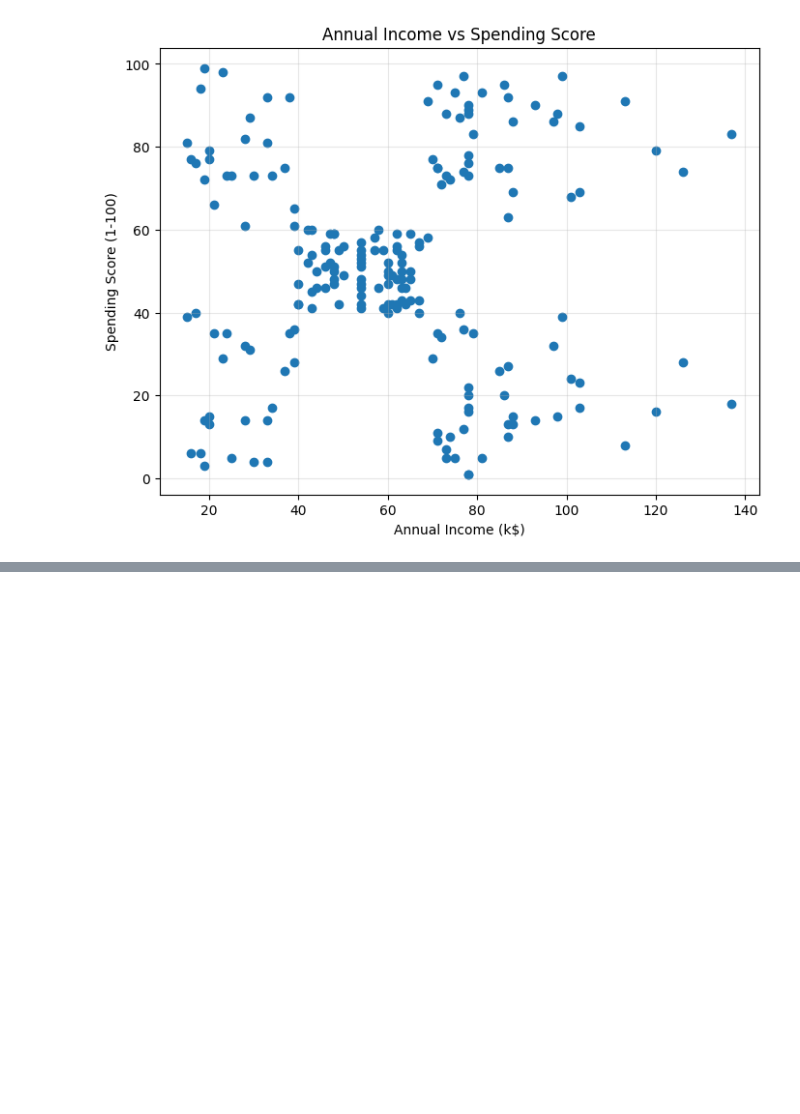
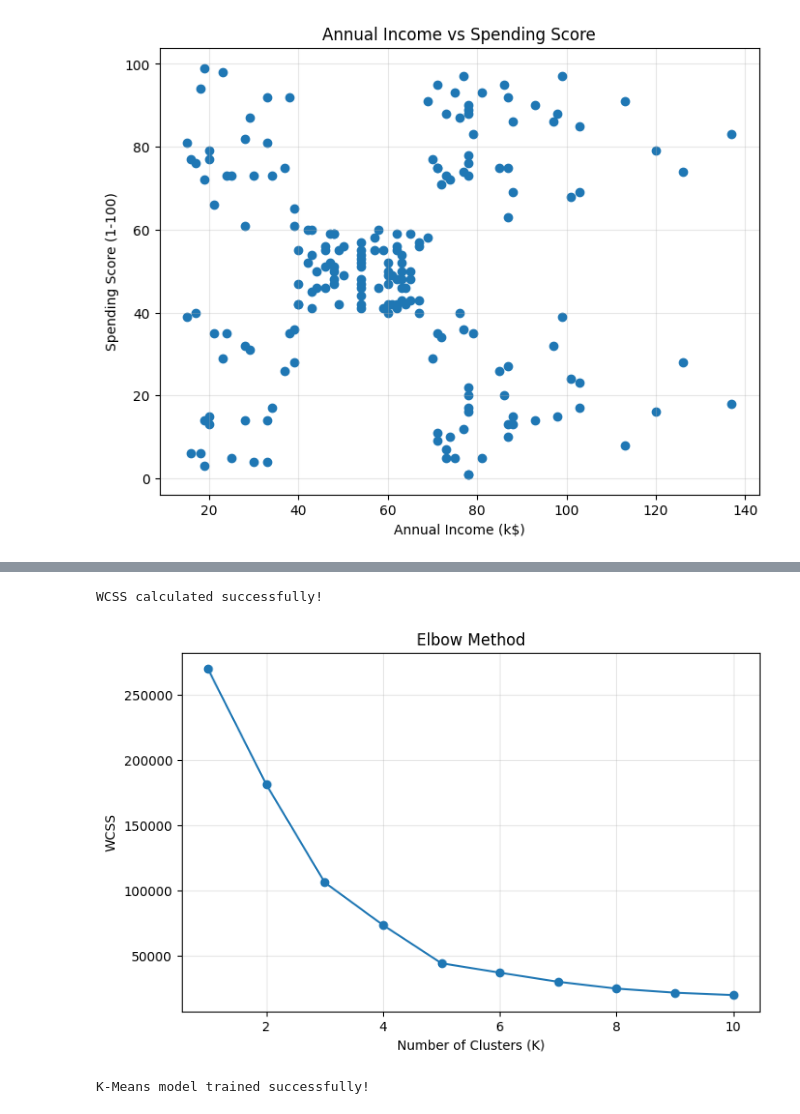
Before and after one commit to Abdullahkhawaja017/zynxis-internship-muhammadabdullah, a Jupyter notebook: Week_5_Clustering/Week5_Clustering.ipynb, the cells around one changed output, grey strips where cells are left out. Saved outputs shown, nothing was run; the diff lists cells and outputs as text; code cells hidden in the pictures; blank space fills up the shorter version.

Commit message:
Training k means model

```diff
--- a/Week_5_Clustering/Week5_Clustering.ipynb
+++ b/Week_5_Clustering/Week5_Clustering.ipynb
@@ -185,0 +216,20 @@ plt.show()
+# %%
+# Calculate WCSS
+
+wcss = []
+
+for i in range(1, 11):
+
+    kmeans = KMeans(
+        n_clusters=i,
+        random_state=42,
+        n_init=10
+    )
+
+    kmeans.fit(X)
+
+    wcss.append(kmeans.inertia_)
+
+print("WCSS calculated successfully!")
+# %% [output]
+WCSS calculated successfully!
@@ -185,0 +242,32 @@ plt.show()
+# %%
+plt.figure(figsize=(8,5))
+
+plt.plot(range(1,11), wcss, marker="o")
+
+plt.title("Elbow Method")
+
+plt.xlabel("Number of Clusters (K)")
+
+plt.ylabel("WCSS")
+
+plt.grid(alpha=0.3)
+
+plt.savefig("Visualizations/elbow_method.png")
+
+plt.show()
+# %% [output]
+[figure, added]
+# %%
+# Train K-Means model
+
+kmeans = KMeans(
+    n_clusters=5,
+    random_state=42,
+    n_init=10
+)
+
+clusters = kmeans.fit_predict(X)
+
+print("K-Means model trained successfully!")
+# %% [output]
+K-Means model trained successfully!
```
Also changed, not shown: parts of 10 cells of this notebook, 3 other files.
